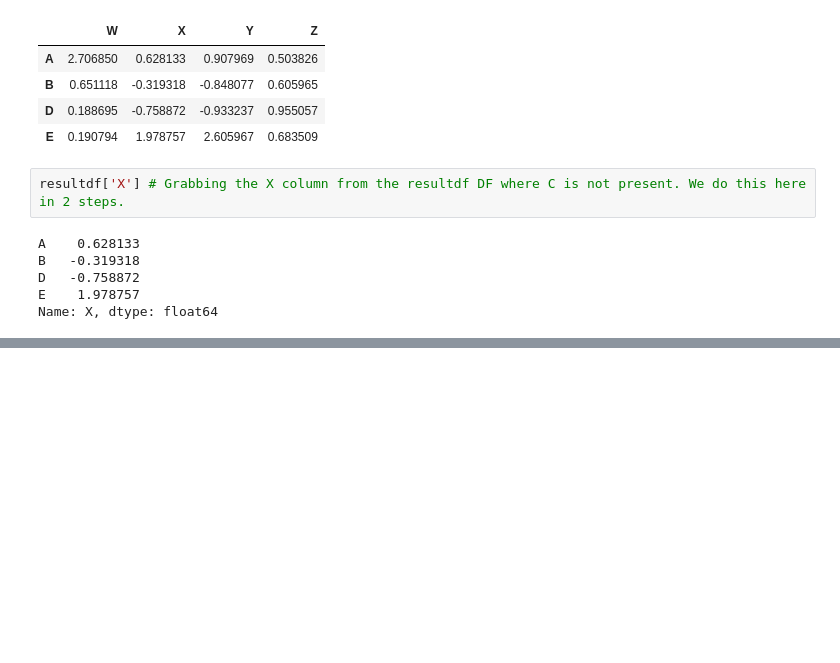
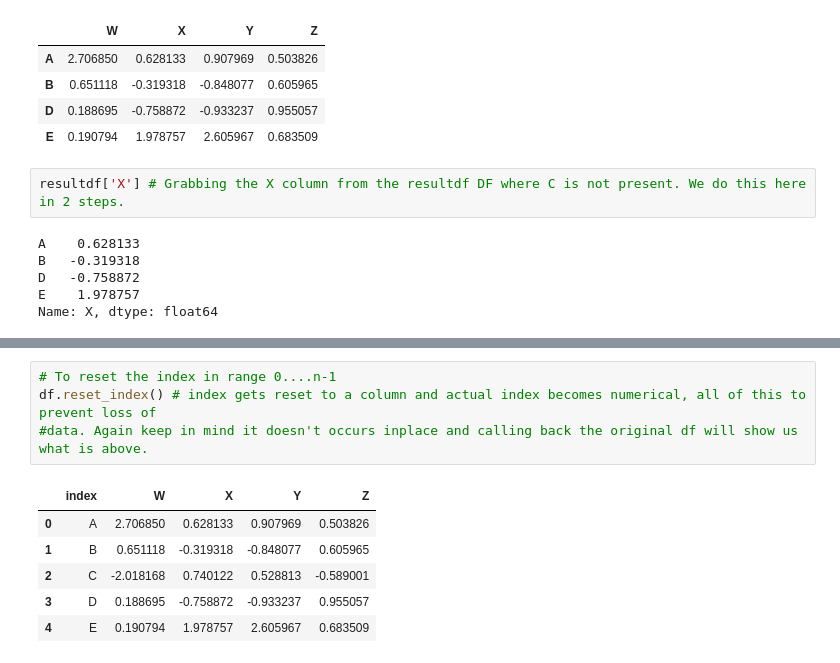
Before and after one commit to AnmolTomer/ml_bootcamp_udemy, a Jupyter notebook: 06. Python for Data Analysis - Pandas/6.3 data_frames.ipynb, the cells around one changed output, grey strips where cells are left out. Drawn from its saved outputs; the diff is of its cells as text; blank space fills up the shorter version.

Commit message:
Dataframe ipynb Pt. 2 done.

```diff
--- a/06. Python for Data Analysis - Pandas/6.3 data_frames.ipynb
+++ b/06. Python for Data Analysis - Pandas/6.3 data_frames.ipynb
@@ -323,0 +418,11 @@ df[df['W']>] # Return the dataframe where column value of W > 0 i.e. All Rows
+# %%
+# To reset the index in range 0....n-1
+df.reset_index() # index gets reset to a column and actual index becomes numerical, all of this to prevent loss of
+#data. Again keep in mind it doesn't occurs inplace and calling back the original df will show us what is above.
+# %% [output]
+|  | index | W | X | Y | Z |
+| 0 | A | 2.706850 | 0.628133 | 0.907969 | 0.503826 |
+| 1 | B | 0.651118 | -0.319318 | -0.848077 | 0.605965 |
+| 2 | C | -2.018168 | 0.740122 | 0.528813 | -0.589001 |
+| 3 | D | 0.188695 | -0.758872 | -0.933237 | 0.955057 |
+| 4 | E | 0.190794 | 1.978757 | 2.605967 | 0.683509 |
```
Also changed, not shown: parts of 29 cells of this notebook.
